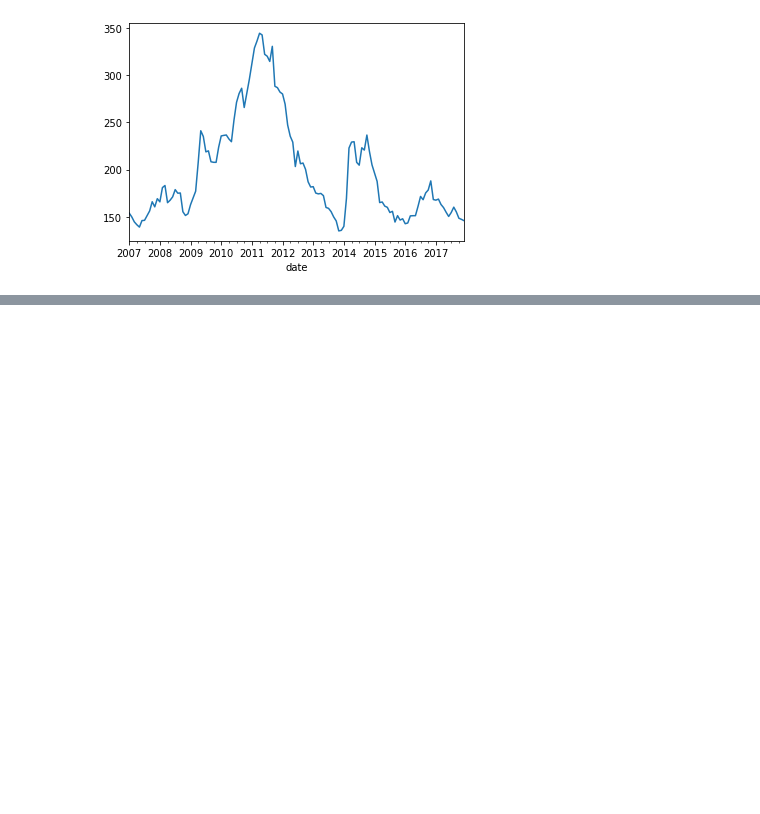
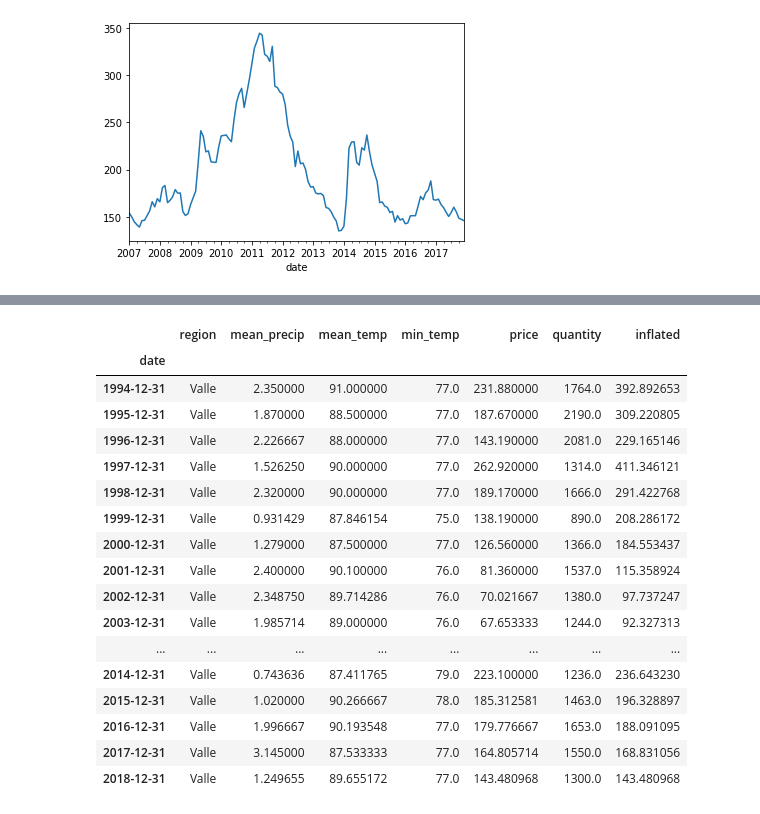
Before and after one commit to Data-Robusta/data-robusta, a Jupyter notebook: jeff_scratch.ipynb, the cells around one changed output, grey strips where cells are left out. Saved outputs shown, nothing was run; the diff lists cells and outputs as text; code cells hidden in the pictures; blank space fills up the shorter version.

```diff
--- a/jeff_scratch.ipynb
+++ b/jeff_scratch.ipynb
@@ -887,0 +907,21 @@ df.inflated['2007':'2017'].plot()
+# %%
+df['1994':].resample("1Y").max()
+# %% [output]
+|  | region | mean_precip | mean_temp | min_temp | price | quantity | inflated |
+| date |  |  |  |  |  |  |  |
+| 1994-12-31 | Valle | 2.350000 | 91.000000 | 77.0 | 231.880000 | 1764.0 | 392.892653 |
+| 1995-12-31 | Valle | 1.870000 | 88.500000 | 77.0 | 187.670000 | 2190.0 | 309.220805 |
+| 1996-12-31 | Valle | 2.226667 | 88.000000 | 77.0 | 143.190000 | 2081.0 | 229.165146 |
+| 1997-12-31 | Valle | 1.526250 | 90.000000 | 77.0 | 262.920000 | 1314.0 | 411.346121 |
+| 1998-12-31 | Valle | 2.320000 | 90.000000 | 77.0 | 189.170000 | 1666.0 | 291.422768 |
+| 1999-12-31 | Valle | 0.931429 | 87.846154 | 75.0 | 138.190000 | 890.0 | 208.286172 |
+| 2000-12-31 | Valle | 1.279000 | 87.500000 | 77.0 | 126.560000 | 1366.0 | 184.553437 |
+| 2001-12-31 | Valle | 2.400000 | 90.100000 | 76.0 | 81.360000 | 1537.0 | 115.358924 |
+| 2002-12-31 | Valle | 2.348750 | 89.714286 | 76.0 | 70.021667 | 1380.0 | 97.737247 |
+| 2003-12-31 | Valle | 1.985714 | 89.000000 | 76.0 | 67.653333 | 1244.0 | 92.327313 |
+| ... | ... | ... | ... | ... | ... | ... | ... |
+| 2014-12-31 | Valle | 0.743636 | 87.411765 | 79.0 | 223.100000 | 1236.0 | 236.643230 |
+| 2015-12-31 | Valle | 1.020000 | 90.266667 | 78.0 | 185.312581 | 1463.0 | 196.328897 |
+| 2016-12-31 | Valle | 1.996667 | 90.193548 | 77.0 | 179.776667 | 1653.0 | 188.091095 |
+| 2017-12-31 | Valle | 3.145000 | 87.533333 | 77.0 | 164.805714 | 1550.0 | 168.831056 |
+| 2018-12-31 | Valle | 1.249655 | 89.655172 | 77.0 | 143.480968 | 1300.0 | 143.480968 |
```
Also changed, not shown: parts of 6 cells of this notebook, 2 other files.
